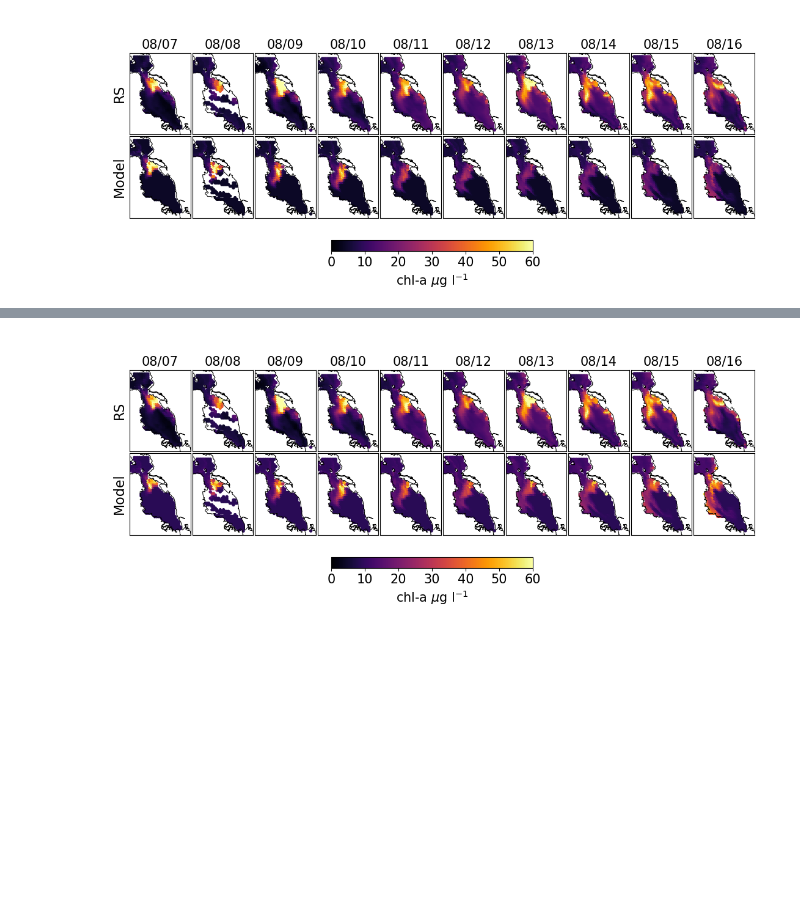
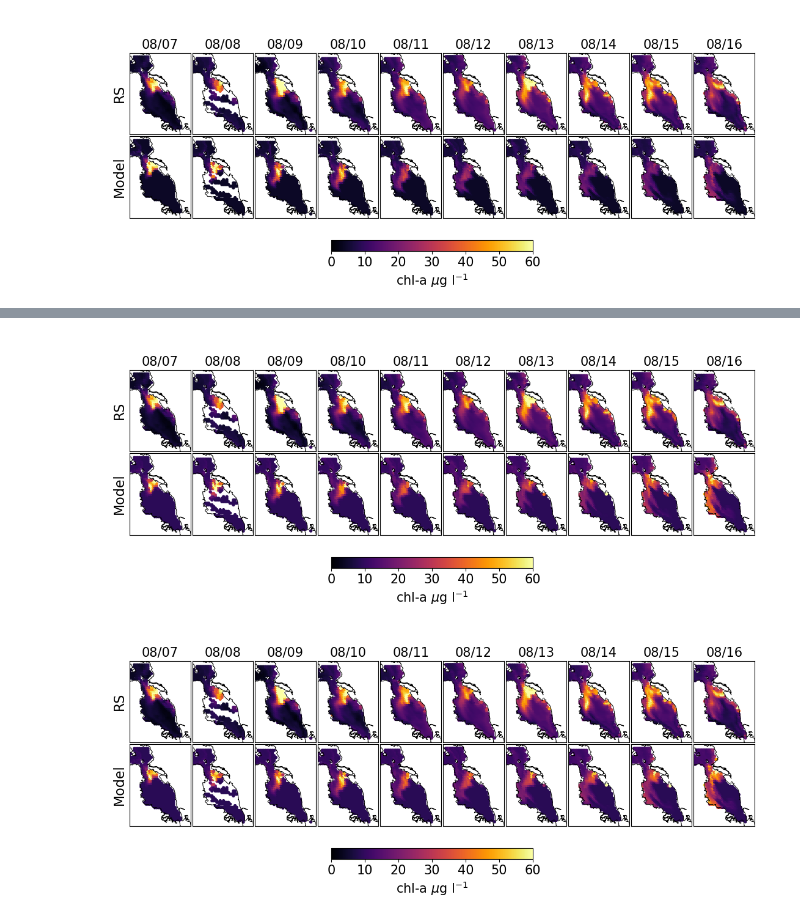
Before and after one commit to rustychris/wy2022_bloom, a Jupyter notebook: bloom_lagrangian_tuning_v00.ipynb, the cells around one changed output, grey strips where cells are left out. Saved outputs shown, nothing was run; the diff lists cells and outputs as text; code cells hidden in the pictures; blank space fills up the shorter version.

```diff
--- a/bloom_lagrangian_tuning_v00.ipynb
+++ b/bloom_lagrangian_tuning_v00.ipynb
@@ -384,11 +201,11 @@ class FitLagrangianToRS:
         plt.setp(cax.get_xticklabels(),fontsize=15)
         return fig
 # %%
-# Tune "current winner" against more data
+# Tune 6.912 against more data
 
 tg = [t for t in tracer_groups if t.tag=='v13' and t.swim==6.912 and t.initial=='alameda'][0]
-tuner=FitLagrangianToRS(group=tg,train_tidxs=[73,97,121,145,169,193,217,241,265,289], downsample=3)
+tuner_6=FitLagrangianToRS(group=tg,train_tidxs=[73,97,121,145,169,193,217,241,265,289], downsample=3)
 
 # solveNP(thresh=0.010,c0=1.156,kprod=1.915,N0=35.000,Nsat=4.999,kmort=0.067,Isat=7.001,background=8.776) err=10.21 in 0.801s
-tuner.tune(minimize_kw=dict(method='Powell'))
+# tuner_6.tune(minimize_kw=dict(method='Powell'))
 # %% [output]
@@ -484,0 +252,11 @@ solveNP(thresh=0.010,c0=1.179,kprod=1.874,N0=35.000,Nsat=5.000,kmort=0.069,Isat=
+# %%
+# Might have had a 1h shift in RS data.
+# Flyovers are 1820 UTC, which is 1120 PDT, but I've been plotting 1220 PDT
+tg = [t for t in tracer_groups if t.tag=='v13' and t.swim==6.912j and t.initial=='alameda'][0]
+tidx_off=-1
+tuner_6jb=FitLagrangianToRS(group=tg,
+                           train_tidxs=[73+tidx_off,97+tidx_off,121+tidx_off,145+tidx_off,169+tidx_off,
+                                        193+tidx_off,217+tidx_off,241+tidx_off,265+tidx_off,289+tidx_off],
+                           downsample=3)
+tuner_6jb.tune(minimize_kw=dict(method='Powell'))
+# solveNP(thresh=0.010,c0=1.364,kprod=1.784,N0=35.000,Nsat=5.000,kmort=0.067,Isat=6.102,background=8.926) err=10.08 in 0.779s
@@ -485,3 +281,9 @@ solveNP(thresh=0.010,c0=1.179,kprod=1.874,N0=35.000,Nsat=5.000,kmort=0.069,Isat=
+# %%
+utils.add_to(tuner_6jb)(fig_last_eval_dense)
+
+tuner_6jb.fig_last_eval_dense(cmap='inferno') ;
+# %% [output]
+[figure, added]
 # %%
 utils.add_to(tuner_6j)(fig_last_eval_dense)
 tuner_6j.fig_last_eval_dense(cmap='inferno') ;
```
Also changed, not shown: parts of 9 cells of this notebook, 2 other files.
